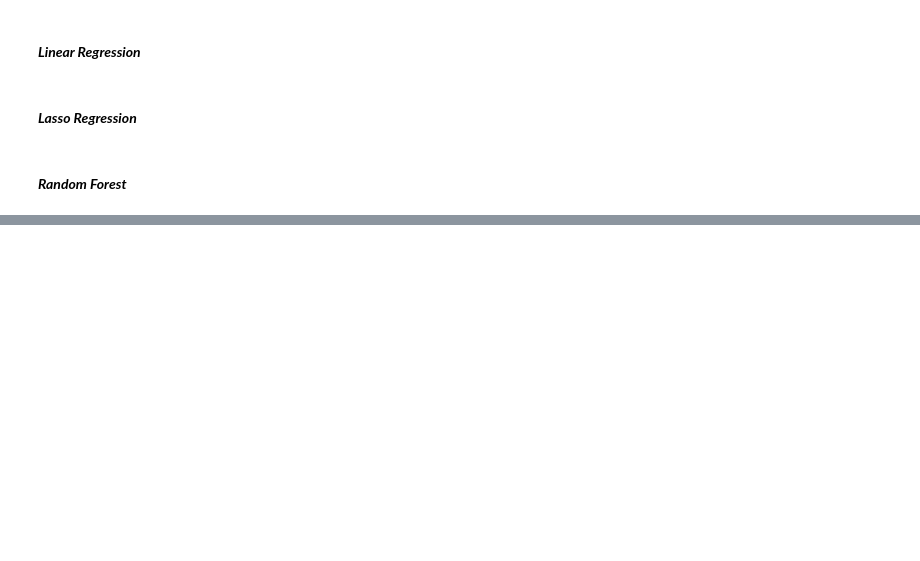
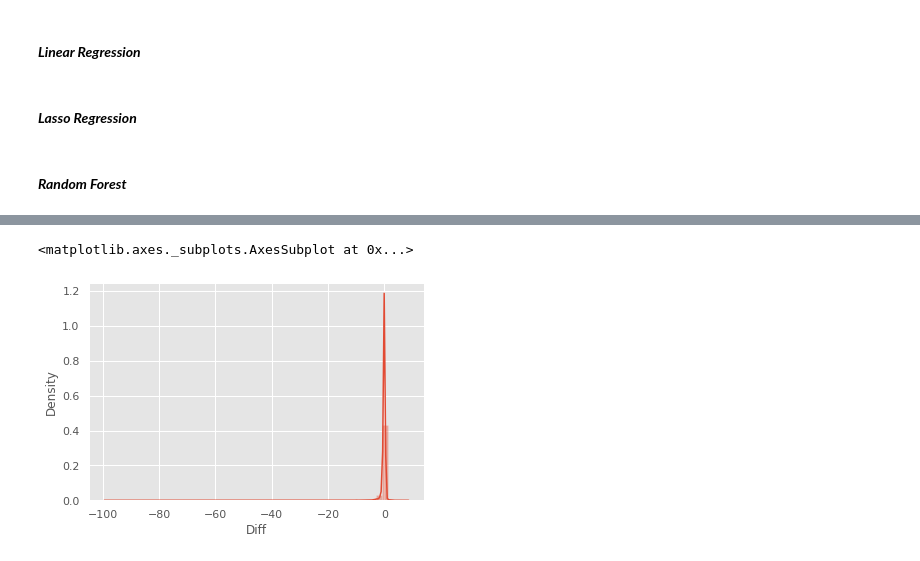
Before and after one commit to shafieiali42/Football-analysis, a Jupyter notebook: SoccerAnalysis.ipynb, the cells around one changed output, grey strips where cells are left out. Cells and saved outputs as stored; diff of their text form; code cells hidden in the pictures; blank space fills up the shorter version.

```diff
--- a/SoccerAnalysis.ipynb
+++ b/SoccerAnalysis.ipynb
@@ -715,0 +798,5 @@ print(test_acc)
+# %%
+sns.distplot(df["Diff"],hist=True)
+# %% [output]
+<matplotlib.axes._subplots.AxesSubplot at 0x...>
+[figure, added]
```
Also changed, not shown: parts of 21 cells of this notebook.
